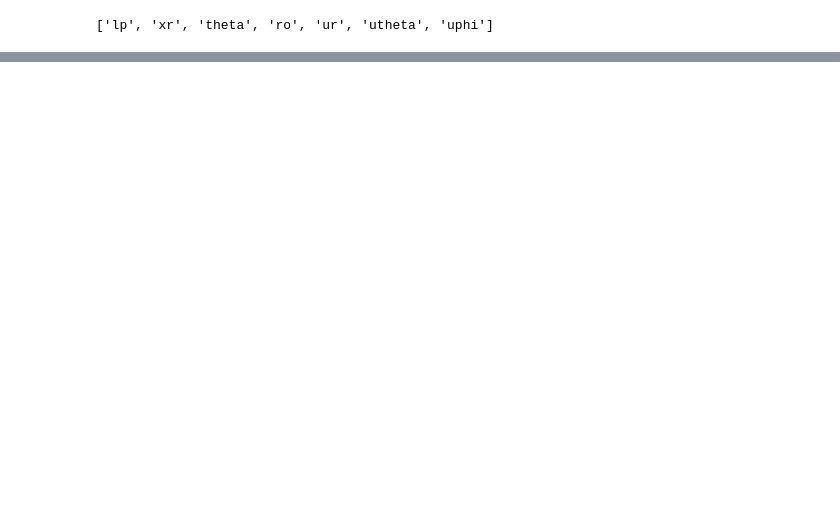
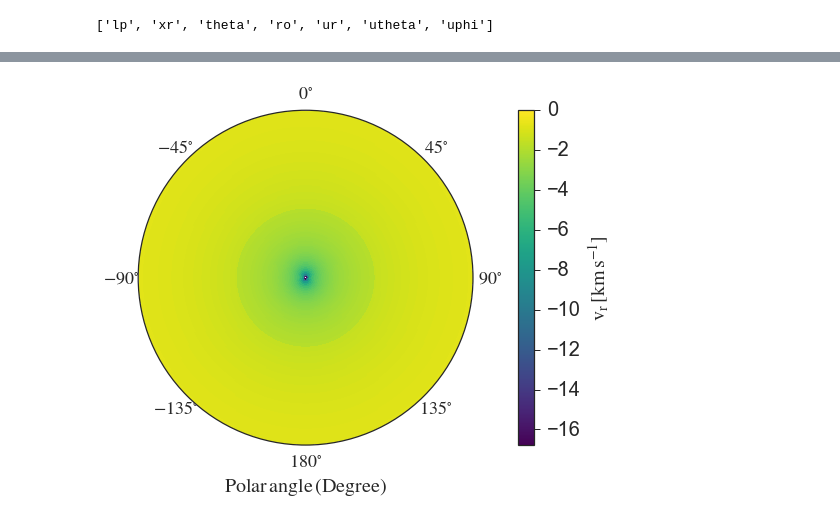
Before and after one commit to yaolun/misc, a Jupyter notebook: TSC/TSC results visualization.ipynb, the cells around one changed output, grey strips where cells are left out. Saved outputs shown, nothing was run; the diff lists cells and outputs as text; code cells hidden in the pictures; blank space fills up the shorter version.

```diff
--- a/TSC/TSC results visualization.ipynb
+++ b/TSC/TSC results visualization.ipynb
@@ -35,0 +80,32 @@ R_inf = a*tcol
+# %%
+vr2d = data['ur'].reshape([nxr, ntheta]) * cs/1e5
+vr2d_exp = np.hstack((vr2d,vr2d,vr2d[:,0:1]))
+
+vtheta2d = data['utheta'].reshape([nxr, ntheta]) * cs/1e5
+vtheta2d_exp = np.hstack((vtheta2d,vtheta2d,vtheta2d[:,0:1]))
+
+vphi2d = data['uphi'].reshape([nxr, ntheta]) * cs/1e5
+vphi2d_exp = np.hstack((vphi2d,vphi2d,vphi2d[:,0:1]))
+# %%
+fig = plt.figure(figsize=(8,6))
+ax  = fig.add_subplot(111,projection='polar')
+
+img = ax.pcolormesh(theta_exp, np.unique(data['xr'])[np.unique(data['xr']) <= 0.2], vr2d_exp[np.unique(data['xr']) <= 0.2], cmap=plt.cm.viridis,
+              vmin=vr2d_exp.min(),vmax=vr2d_exp.max())
+ax.set_xticklabels([r'$\rm{90^{\circ}}$',r'$\rm{45^{\circ}}$',r'$\rm{0^{\circ}}$',r'$\rm{-45^{\circ}}$',\
+                    r'$\rm{-90^{\circ}}$',r'$\rm{-135^{\circ}}$',r'$\rm{180^{\circ}}$',r'$\rm{135^{\circ}}$'])
+ax.set_xlabel(r'$\rm{Polar\,angle\,(Degree)}$',fontsize=20)
+ax.set_yticks([])
+ax.tick_params(labelsize=18)
+cb = fig.colorbar(img, pad=0.1)
+cb.ax.set_ylabel(r'$\rm{v_{r}\,[km\,s^{-1}]}$',fontsize=20)
+
+# # lower density ticks
+# cb.set_ticks([1e5,1e6,1e7,1e8,1e9])
+# cb.set_ticklabels([r'$\rm{10^{5}}$',r'$\rm{10^{6}}$',r'$\rm{10^{7}}$',r'$\rm{10^{8}}$',r'$\rm{\geq 10^{9}}$'])
+
+cb_obj = plt.getp(cb.ax.axes, 'yticklabels')
+plt.setp(cb_obj,fontsize=20)
+fig.savefig('/Users/yaolun/test/tsc_vr.png', format='png', dpi=300, bbox_inches='tight')
+# %% [output]
+[figure, added]
```
Also changed, not shown: parts of 10 cells of this notebook, 15 other files.
